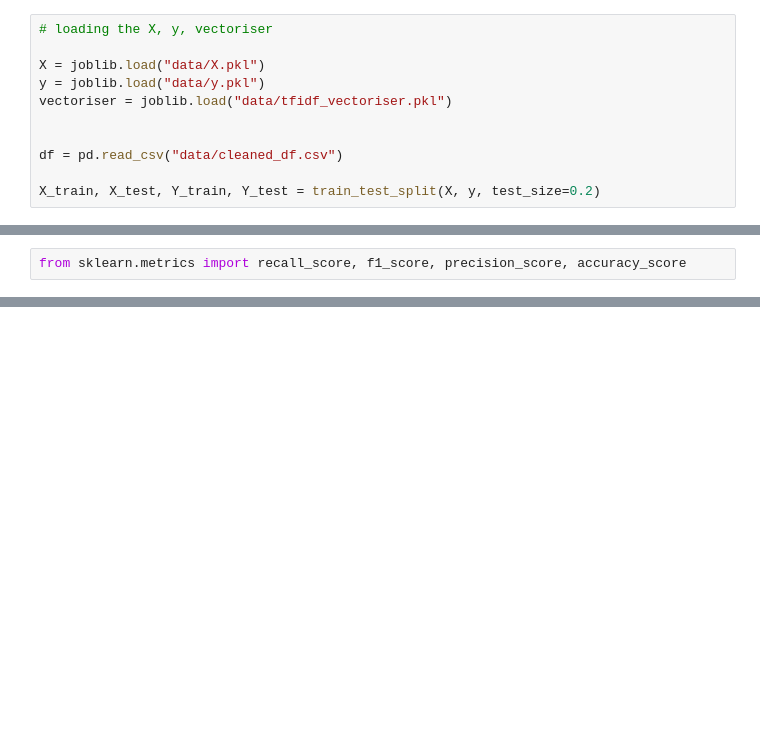
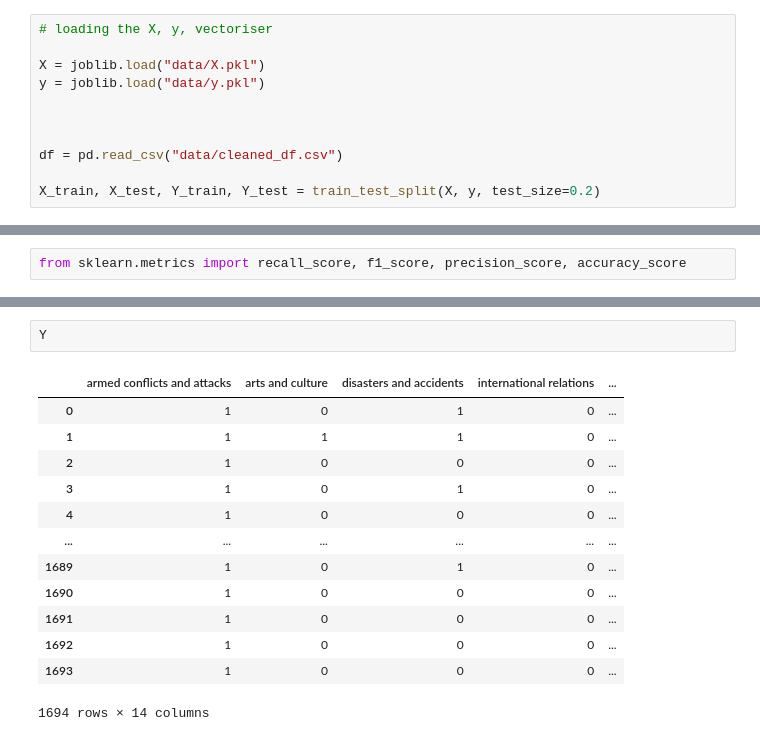
Before and after one commit to Thomas-Nguyen12/NewsApplication, a Jupyter notebook: improve_model.ipynb, the cells around one changed output, grey strips where cells are left out. Drawn from its saved outputs; the diff is of its cells as text; blank space fills up the shorter version.

```diff
--- a/improve_model.ipynb
+++ b/improve_model.ipynb
@@ -11,7 +11,7 @@ from xgboost import XGBClassifier
 
 X = joblib.load("data/X.pkl")
 y = joblib.load("data/y.pkl")
-vectoriser = joblib.load("data/tfidf_vectoriser.pkl")
+
 
 
 df = pd.read_csv("data/cleaned_df.csv")
@@ -401,0 +395,16 @@ print(tokenized_sequences)
+# %%
+Y
+# %% [output]
+|  | armed conflicts and attacks | arts and culture | disasters and accidents | international relations | ... |
+| 0 | 1 | 0 | 1 | 0 | ... |
+| 1 | 1 | 1 | 1 | 0 | ... |
+| 2 | 1 | 0 | 0 | 0 | ... |
+| 3 | 1 | 0 | 1 | 0 | ... |
+| 4 | 1 | 0 | 0 | 0 | ... |
+| ... | ... | ... | ... | ... | ... |
+| 1689 | 1 | 0 | 1 | 0 | ... |
+| 1690 | 1 | 0 | 0 | 0 | ... |
+| 1691 | 1 | 0 | 0 | 0 | ... |
+| 1692 | 1 | 0 | 0 | 0 | ... |
+| 1693 | 1 | 0 | 0 | 0 | ... |
+1694 rows × 14 columns
```
Also changed, not shown: parts of 65 cells of this notebook, 3 other files.
